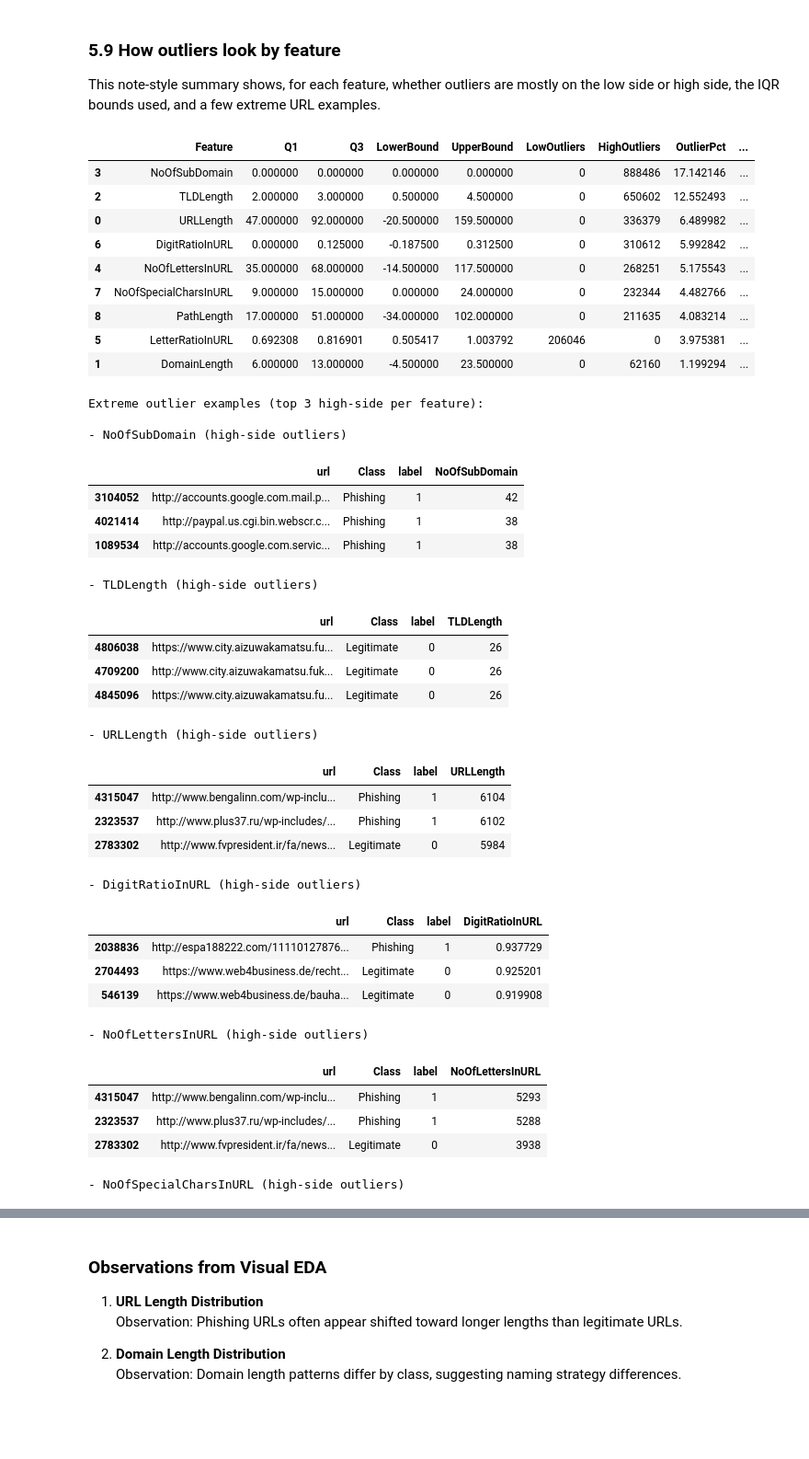
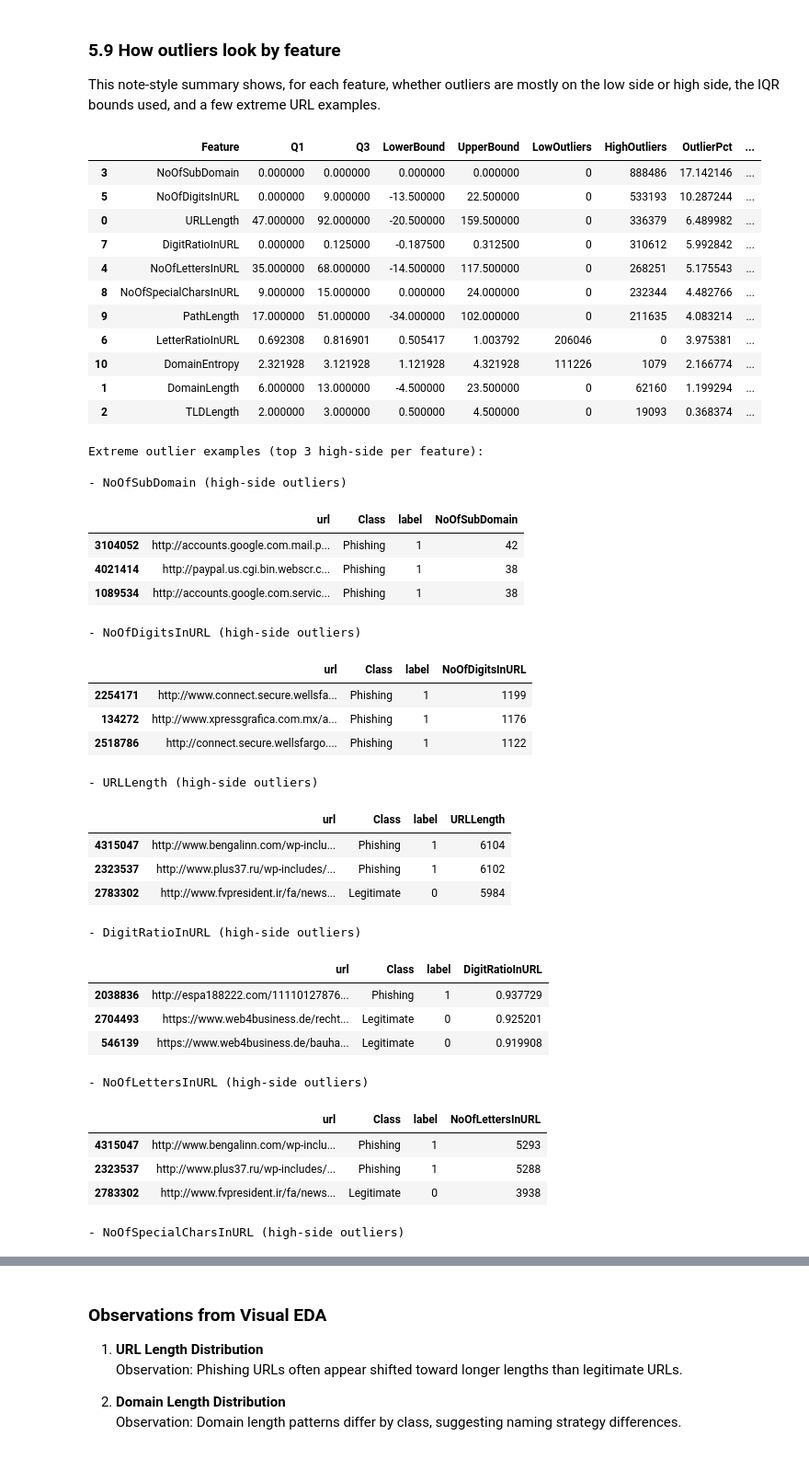
Before and after one commit to NafisNaufal/phishing-url-detection, a Jupyter notebook: eda.ipynb, the cells around one changed output, grey strips where cells are left out. Shown at 92% size. Saved outputs shown, nothing was run; the diff lists cells and outputs as text; code cells hidden in the pictures; blank space fills up the shorter version.

```diff
--- a/eda.ipynb
+++ b/eda.ipynb
@@ -367,8 +417,10 @@ analysis_df["domain"] = analysis_df["domain"].astype(str).str.lower()
 analysis_df["tld"] = analysis_df["tld"].astype(str).str.lower()
 
 analysis_df["DomainLength"] = analysis_df["domain"].str.len()
+analysis_df["TLDLength"] = analysis_df["tld"].str.len()
 analysis_df["NoOfSubDomain"] = analysis_df["subdomain"].apply(count_subdomains)
 analysis_df["NoOfLettersInURL"] = analysis_df["url"].apply(count_letters)
+analysis_df["NoOfDigitsInURL"] = analysis_df["url"].apply(count_digits)
 analysis_df["LetterRatioInURL"] = np.where(
     analysis_df["URLLength"] > 0,
     analysis_df["NoOfLettersInURL"] / analysis_df["URLLength"],
@@ -376,16 +428,23 @@ analysis_df["LetterRatioInURL"] = np.where(
 )
 analysis_df["DigitRatioInURL"] = np.where(
     analysis_df["URLLength"] > 0,
-    analysis_df["url"].str.count(r"[0-9]") / analysis_df["URLLength"],
+    analysis_df["NoOfDigitsInURL"] / analysis_df["URLLength"],
     0.0,
 )
 analysis_df["NoOfSpecialCharsInURL"] = analysis_df["url"].apply(count_special_chars)
 analysis_df["PathLength"] = analysis_df["url"].apply(get_path_length)
 analysis_df["IsHTTPS"] = analysis_df["url"].str.lower().str.startswith("https").astype(int)
+analysis_df["HasIPAddress"] = analysis_df["url"].apply(has_ip_address)
+analysis_df["HasHyphenInDomain"] = analysis_df["domain"].apply(has_hyphen_in_domain)
+analysis_df["HasSuspiciousKeyword"] = analysis_df["url"].apply(has_suspicious_keyword)
+analysis_df["DomainEntropy"] = analysis_df["domain"].apply(shannon_entropy)
+analysis_df["DomainHasNumber"] = analysis_df["domain"].apply(domain_has_number)
 
 analysis_df[[
     "url", "subdomain", "domain", "tld", "URLLength",
-    "NoOfSubDomain", "NoOfLettersInURL", "LetterRatioInURL", "DigitRatioInURL",
-    "NoOfSpecialCharsInURL", "PathLength", "IsHTTPS", "label"
+    "DomainLength", "TLDLength", "NoOfSubDomain", "NoOfLettersInURL",
+    "NoOfDigitsInURL", "LetterRatioInURL", "DigitRatioInURL", "NoOfSpecialCharsInURL",
+    "PathLength", "IsHTTPS", "HasIPAddress", "HasHyphenInDomain",
+    "HasSuspiciousKeyword", "DomainEntropy", "DomainHasNumber", "label"
 ]].head()
 # %% [output]
@@ -803,10 +1141,12 @@ outlier_features = [
     "TLDLength",
     "NoOfSubDomain",
     "NoOfLettersInURL",
+    "NoOfDigitsInURL",
     "LetterRatioInURL",
     "DigitRatioInURL",
     "NoOfSpecialCharsInURL",
     "PathLength",
+    "DomainEntropy",
 ]
 
 available_features = [f for f in outlier_features if f in outlier_df.columns]
@@ -896,10 +1238,12 @@ note_features = [
     "TLDLength",
     "NoOfSubDomain",
     "NoOfLettersInURL",
+    "NoOfDigitsInURL",
     "LetterRatioInURL",
     "DigitRatioInURL",
     "NoOfSpecialCharsInURL",
     "PathLength",
+    "DomainEntropy",
 ]
 
 note_rows = []
@@ -942,41 +1286,43 @@ for feature in note_features:
         "LowOutliers": low_count,
         "HighOutliers": high_count,
         "OutlierPct": (total_out / total) * 100,
         "HowOutliersLook": shape_note,
     })
 
 outlier_note = pd.DataFrame(note_rows).sort_values("OutlierPct", ascending=False)
 display(outlier_note)
 
 example_cols = [c for c in ["url", "Class", "label"] if c in note_df.columns]
 
 print("\nExtreme outlier examples (top 3 high-side per feature):")
 for feature in outlier_note["Feature"]:
     x = pd.to_numeric(note_df[feature], errors="coerce")
     q1 = x.quantile(0.25)
     q3 = x.quantile(0.75)
     iqr = q3 - q1
     upper = q3 + 1.5 * iqr
 
     high_rows = note_df.loc[x > upper, example_cols + [feature]].copy()
     high_rows = high_rows.sort_values(feature, ascending=False).head(3)
 
     print(f"\n- {feature} (high-side outliers)")
     if high_rows.empty:
         print("  No high-side outliers.")
     else:
         display(high_rows)
 # %% [output]
 |  | Feature | Q1 | Q3 | LowerBound | UpperBound | LowOutliers | HighOutliers | OutlierPct | ... |
 | 3 | NoOfSubDomain | 0.000000 | 0.000000 | 0.000000 | 0.000000 | 0 | 888486 | 17.142146 | ... |
-| 2 | TLDLength | 2.000000 | 3.000000 | 0.500000 | 4.500000 | 0 | 650602 | 12.552493 | ... |
+| 5 | NoOfDigitsInURL | 0.000000 | 9.000000 | -13.500000 | 22.500000 | 0 | 533193 | 10.287244 | ... |
 | 0 | URLLength | 47.000000 | 92.000000 | -20.500000 | 159.500000 | 0 | 336379 | 6.489982 | ... |
-| 6 | DigitRatioInURL | 0.000000 | 0.125000 | -0.187500 | 0.312500 | 0 | 310612 | 5.992842 | ... |
+| 7 | DigitRatioInURL | 0.000000 | 0.125000 | -0.187500 | 0.312500 | 0 | 310612 | 5.992842 | ... |
 | 4 | NoOfLettersInURL | 35.000000 | 68.000000 | -14.500000 | 117.500000 | 0 | 268251 | 5.175543 | ... |
-| 7 | NoOfSpecialCharsInURL | 9.000000 | 15.000000 | 0.000000 | 24.000000 | 0 | 232344 | 4.482766 | ... |
-| 8 | PathLength | 17.000000 | 51.000000 | -34.000000 | 102.000000 | 0 | 211635 | 4.083214 | ... |
-| 5 | LetterRatioInURL | 0.692308 | 0.816901 | 0.505417 | 1.003792 | 206046 | 0 | 3.975381 | ... |
+| 8 | NoOfSpecialCharsInURL | 9.000000 | 15.000000 | 0.000000 | 24.000000 | 0 | 232344 | 4.482766 | ... |
+| 9 | PathLength | 17.000000 | 51.000000 | -34.000000 | 102.000000 | 0 | 211635 | 4.083214 | ... |
+| 6 | LetterRatioInURL | 0.692308 | 0.816901 | 0.505417 | 1.003792 | 206046 | 0 | 3.975381 | ... |
+| 10 | DomainEntropy | 2.321928 | 3.121928 | 1.121928 | 4.321928 | 111226 | 1079 | 2.166774 | ... |
 | 1 | DomainLength | 6.000000 | 13.000000 | -4.500000 | 23.500000 | 0 | 62160 | 1.199294 | ... |
+| 2 | TLDLength | 2.000000 | 3.000000 | 0.500000 | 4.500000 | 0 | 19093 | 0.368374 | ... |
 Extreme outlier examples (top 3 high-side per feature):
 
 - NoOfSubDomain (high-side outliers)
@@ -984,11 +1330,11 @@ Extreme outlier examples (top 3 high-side per feature):
 | 3104052 | http://accounts.google.com.mail.p... | Phishing | 1 | 42 |
 | 4021414 | http://paypal.us.cgi.bin.webscr.c... | Phishing | 1 | 38 |
 | 1089534 | http://accounts.google.com.servic... | Phishing | 1 | 38 |
-- TLDLength (high-side outliers)
+- NoOfDigitsInURL (high-side outliers)
-|  | url | Class | label | TLDLength |
-| 4806038 | https://www.city.aizuwakamatsu.fu... | Legitimate | 0 | 26 |
-| 4709200 | http://www.city.aizuwakamatsu.fuk... | Legitimate | 0 | 26 |
-| 4845096 | https://www.city.aizuwakamatsu.fu... | Legitimate | 0 | 26 |
+|  | url | Class | label | NoOfDigitsInURL |
+| 2254171 | http://www.connect.secure.wellsfa... | Phishing | 1 | 1199 |
+| 134272 | http://www.xpressgrafica.com.mx/a... | Phishing | 1 | 1176 |
+| 2518786 | http://connect.secure.wellsfargo.... | Phishing | 1 | 1122 |
 - URLLength (high-side outliers)
 |  | url | Class | label | URLLength |
 | 4315047 | http://www.bengalinn.com/wp-inclu... | Phishing | 1 | 6104 |
```
Also changed, not shown: parts of 28 cells of this notebook.
